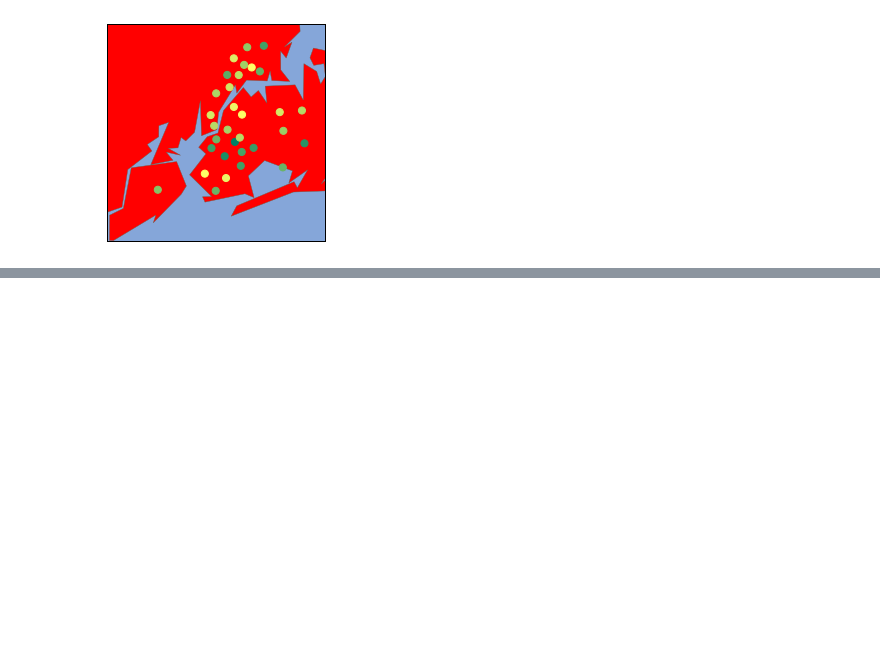
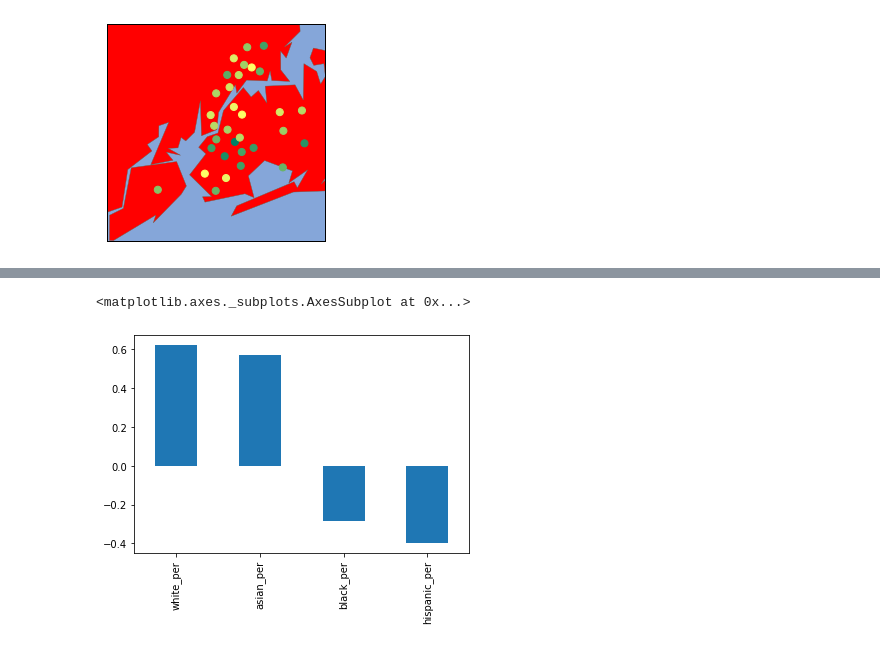
Before and after one commit to ebenebe/Data-Cleaning-Walkthrough_NYC_SAT_Scores, a Jupyter notebook: Data Cleaning Walkthrough_NYC_SAT_Scores-checkpoint.ipynb, the cells around one changed output, grey strips where cells are left out. Cells and saved outputs as stored; diff of their text form; code cells hidden in the pictures; blank space fills up the shorter version.

```diff
--- a/Data Cleaning Walkthrough_NYC_SAT_Scores-checkpoint.ipynb
+++ b/Data Cleaning Walkthrough_NYC_SAT_Scores-checkpoint.ipynb
@@ -815,0 +832,8 @@ The dedent function was deprecated in Matplotlib 3.1 and will be removed in 3.3.
+# %%
+#Exploring Race and SAT Scores
+#Make a bar plot of the correlations between the columns above and sat_score.
+race_field = ['white_per','asian_per','black_per','hispanic_per']
+combined.corr()['sat_score'][race_field].plot.bar()
+# %% [output]
+<matplotlib.axes._subplots.AxesSubplot at 0x...>
+[figure, added]
```
Also changed, not shown: parts of 6 cells of this notebook.
